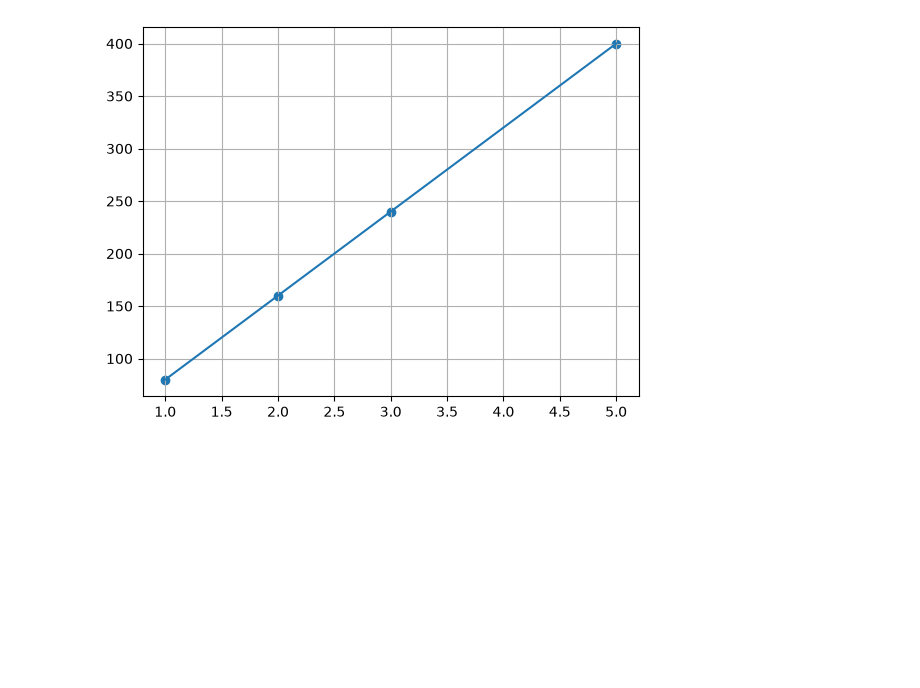
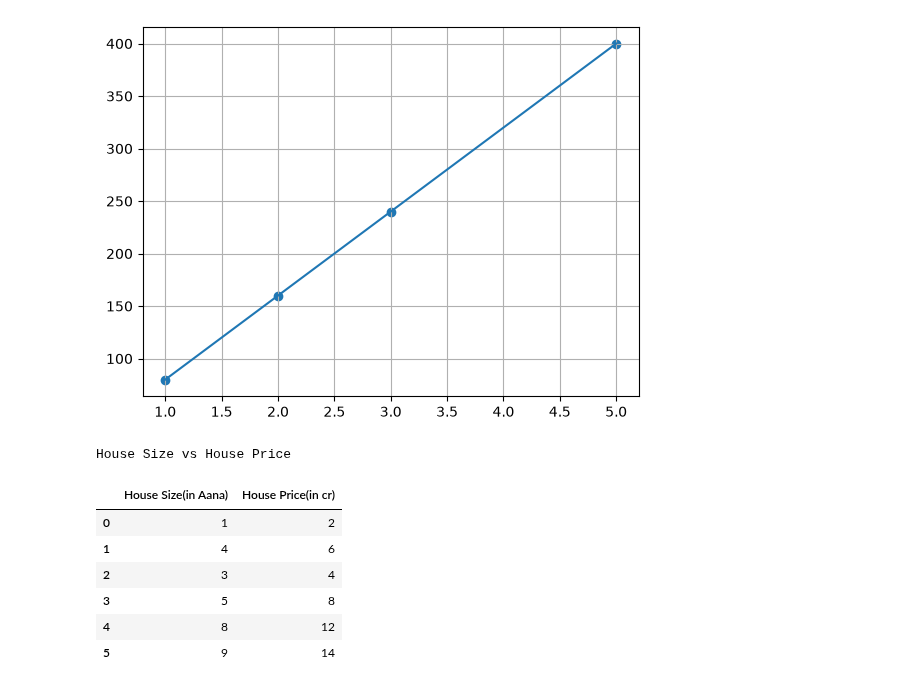
Before and after one commit to hemraj2613/Python-with-Data-Science, a Jupyter notebook: Untitled2.ipynb, the cells around one changed output. Cells and saved outputs as stored; diff of their text form; code cells hidden in the pictures; blank space fills up the shorter version.

```diff
--- a/Untitled2.ipynb
+++ b/Untitled2.ipynb
@@ -72,0 +80,16 @@ plt.show()
+# %%
+df = pd.DataFrame({
+    'House Size(in Aana)': [1,4,3,5,8,9],
+    'House Price(in cr)': [2,6,4,8,12,14],
+})
+print("House Size vs House Price")
+df
+# %% [output]
+House Size vs House Price
+|  | House Size(in Aana) | House Price(in cr) |
+| 0 | 1 | 2 |
+| 1 | 4 | 6 |
+| 2 | 3 | 4 |
+| 3 | 5 | 8 |
+| 4 | 8 | 12 |
+| 5 | 9 | 14 |
```
Also changed, not shown: parts of 11 cells of this notebook, 1 other file.
